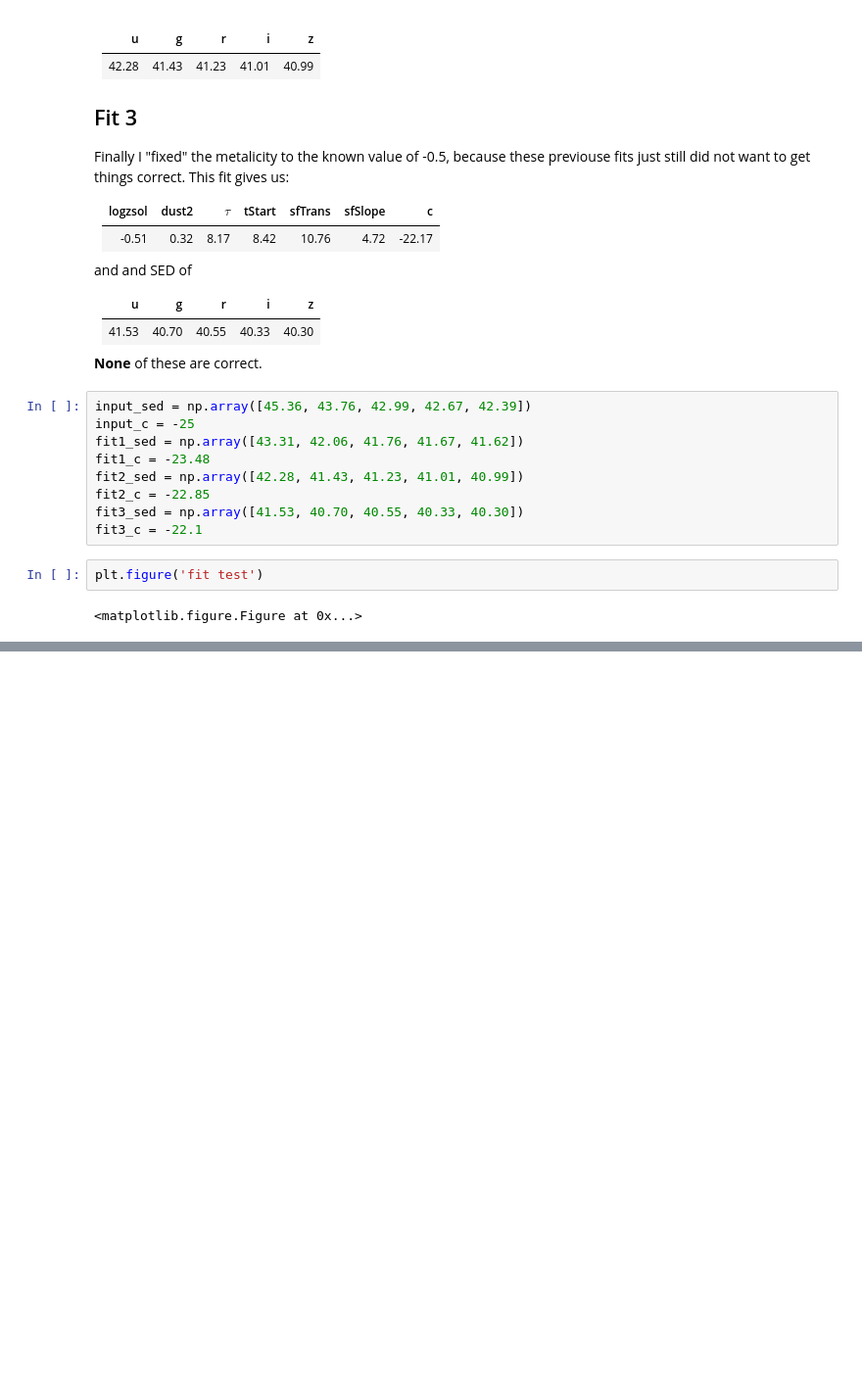
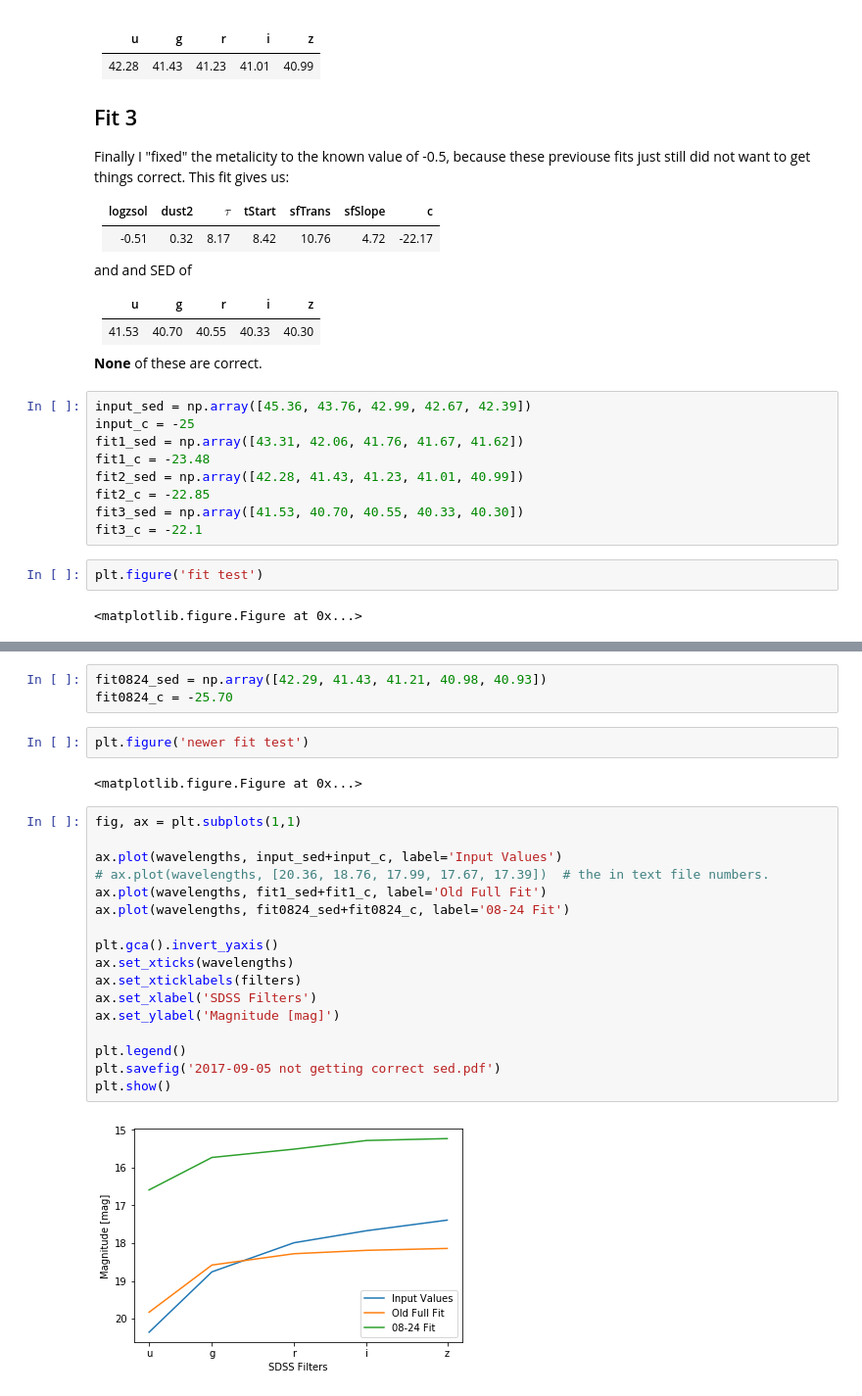
Before and after one commit to benjaminrose/MC-Age, a Jupyter notebook: figures/Check-SED.ipynb, the cells around one changed output, grey strips where cells are left out. Shown: that part at 98% size. Drawn from its saved outputs; the diff is of its cells as text; blank space fills up the shorter version.

```diff
--- a/figures/Check-SED.ipynb
+++ b/figures/Check-SED.ipynb
@@ -109,0 +114,26 @@ plt.show()
+# %%
+fit0824_sed = np.array([42.29, 41.43, 41.21, 40.98, 40.93])
+fit0824_c = -25.70
+# %%
+plt.figure('newer fit test')
+# %% [output]
+<matplotlib.figure.Figure at 0x...>
+# %%
+fig, ax = plt.subplots(1,1)
+
+ax.plot(wavelengths, input_sed+input_c, label='Input Values')
+# ax.plot(wavelengths, [20.36, 18.76, 17.99, 17.67, 17.39])  # the in text file numbers.
+ax.plot(wavelengths, fit1_sed+fit1_c, label='Old Full Fit')
+ax.plot(wavelengths, fit0824_sed+fit0824_c, label='08-24 Fit')
+
+plt.gca().invert_yaxis()
+ax.set_xticks(wavelengths)
+ax.set_xticklabels(filters)
+ax.set_xlabel('SDSS Filters')
+ax.set_ylabel('Magnitude [mag]')
+
+plt.legend()
+plt.savefig('2017-09-05 not getting correct sed.pdf')
+plt.show()
+# %% [output]
+[figure, added]
```
Also changed, not shown: parts of 2 cells of this notebook, 2 other files.
